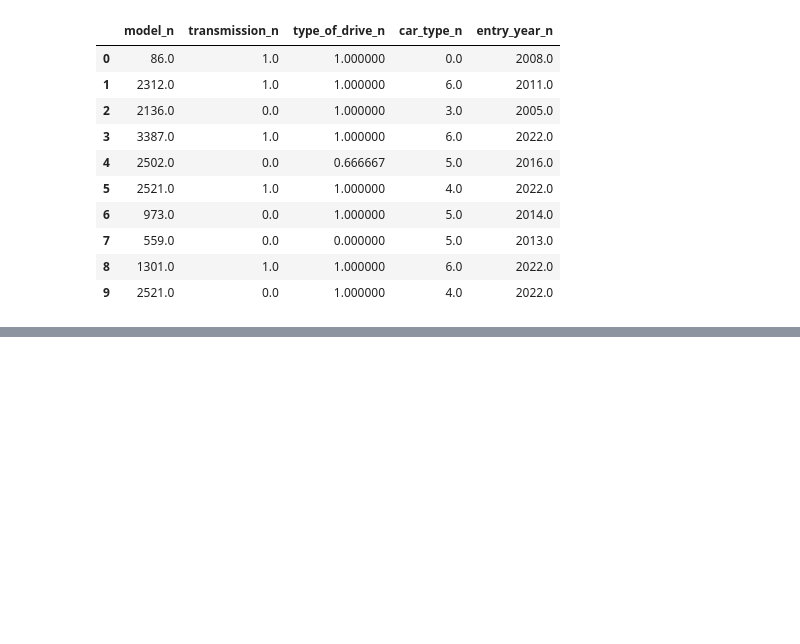
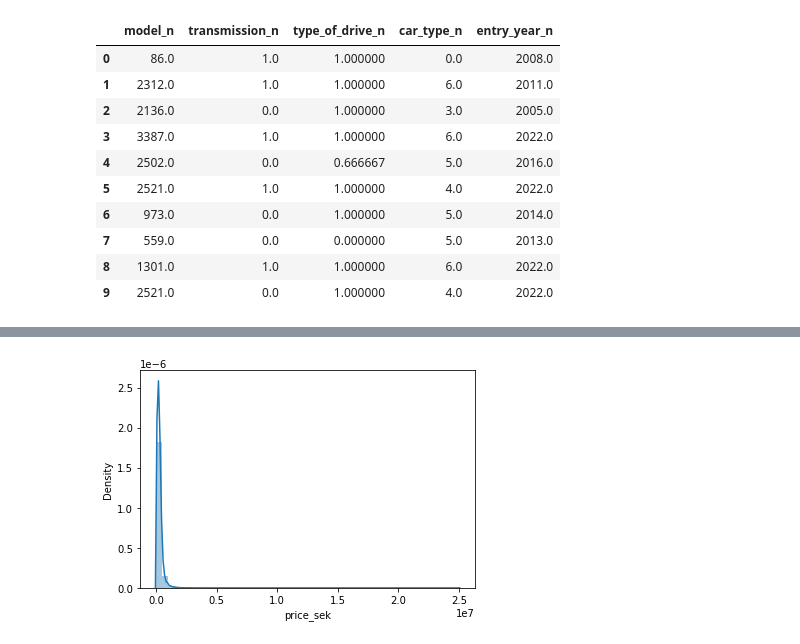
Before and after one commit to javadbazargan/EDA_statistical_tests_on_used_cars, a Jupyter notebook: eda_sta_used_car.ipynb, the cells around one changed output, grey strips where cells are left out. Cells and saved outputs as stored; diff of their text form; code cells hidden in the pictures; blank space fills up the shorter version.

```diff
--- a/eda_sta_used_car.ipynb
+++ b/eda_sta_used_car.ipynb
@@ -125,0 +198,5 @@ knn_ne.head(10)
+# %%
+sns.distplot(df_ne['price_sek'], kde=True)
+plt.show()
+# %% [output]
+[figure, added]
```
Also changed, not shown: parts of 9 cells of this notebook.
